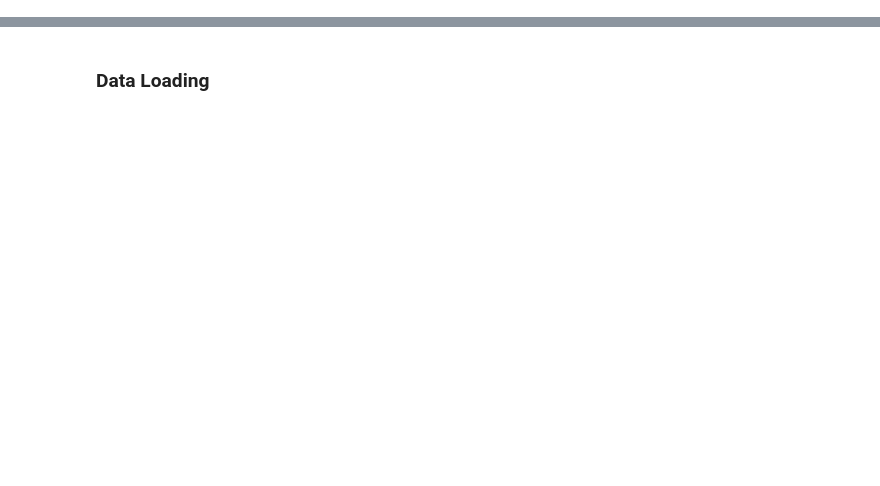
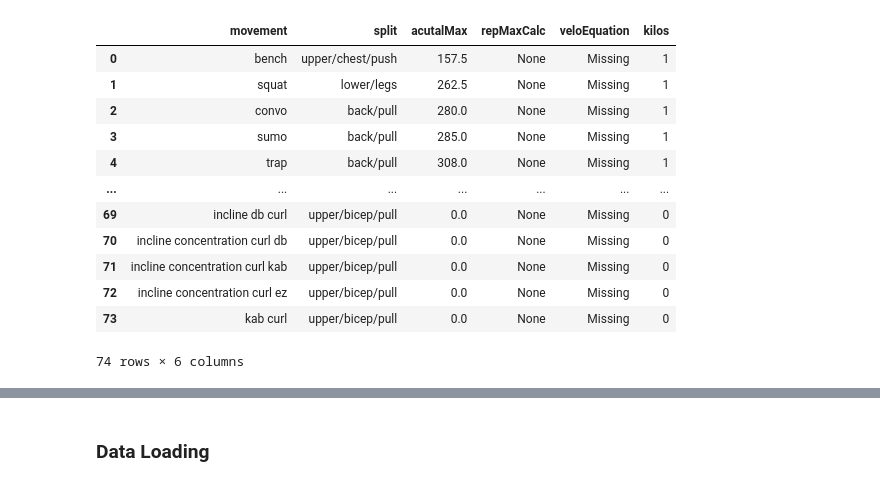
Before and after one commit to eac521/lifts, a Jupyter notebook: site/db_creation.ipynb, the cells around one changed output, grey strips where cells are left out. Cells and saved outputs as stored; diff of their text form; code cells hidden in the pictures; blank space fills up the shorter version.

```diff
--- a/site/db_creation.ipynb
+++ b/site/db_creation.ipynb
@@ -11,2 +14,20 @@ training = EAC.training()
 
 conn = sqlite3.connect('training.db')
+# %%
+pd.read_sql('''
+select * from movements
+''',conn)
+# %% [output]
+|  | movement | split | acutalMax | repMaxCalc | veloEquation | kilos |
+| 0 | bench | upper/chest/push | 157.5 | None | Missing | 1 |
+| 1 | squat | lower/legs | 262.5 | None | Missing | 1 |
+| 2 | convo | back/pull | 280.0 | None | Missing | 1 |
+| 3 | sumo | back/pull | 285.0 | None | Missing | 1 |
+| 4 | trap | back/pull | 308.0 | None | Missing | 1 |
+| ... | ... | ... | ... | ... | ... | ... |
+| 69 | incline db curl | upper/bicep/pull | 0.0 | None | Missing | 0 |
+| 70 | incline concentration curl db | upper/bicep/pull | 0.0 | None | Missing | 0 |
+| 71 | incline concentration curl kab | upper/bicep/pull | 0.0 | None | Missing | 0 |
+| 72 | incline concentration curl ez | upper/bicep/pull | 0.0 | None | Missing | 0 |
+| 73 | kab curl | upper/bicep/pull | 0.0 | None | Missing | 0 |
+74 rows × 6 columns
```
Also changed, not shown: parts of 11 cells of this notebook, 5 other files.
